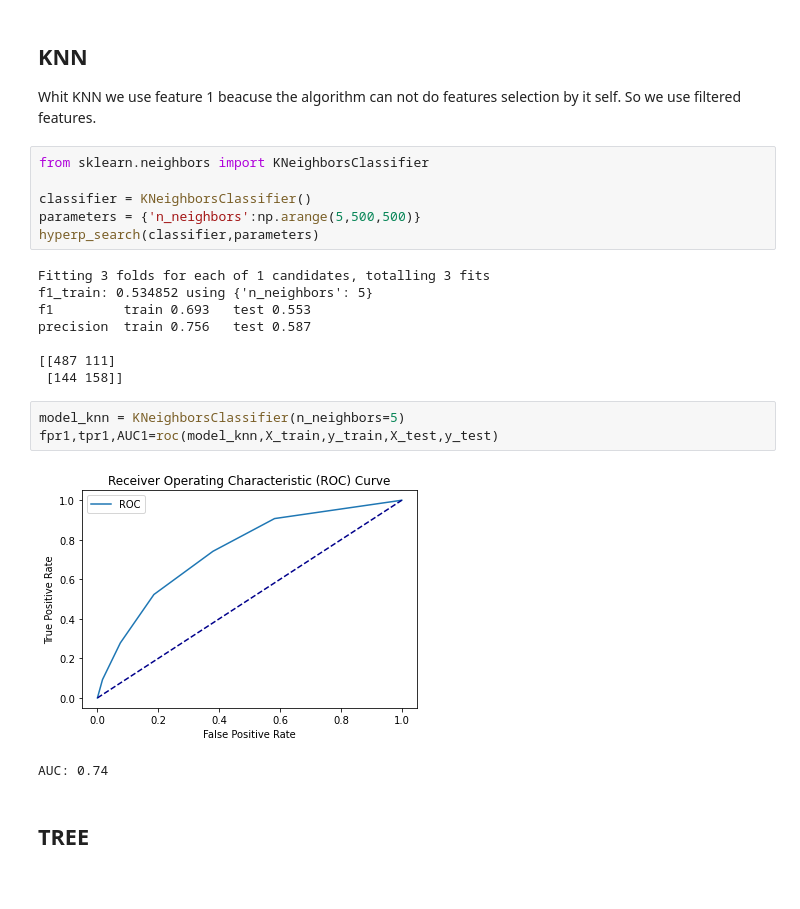
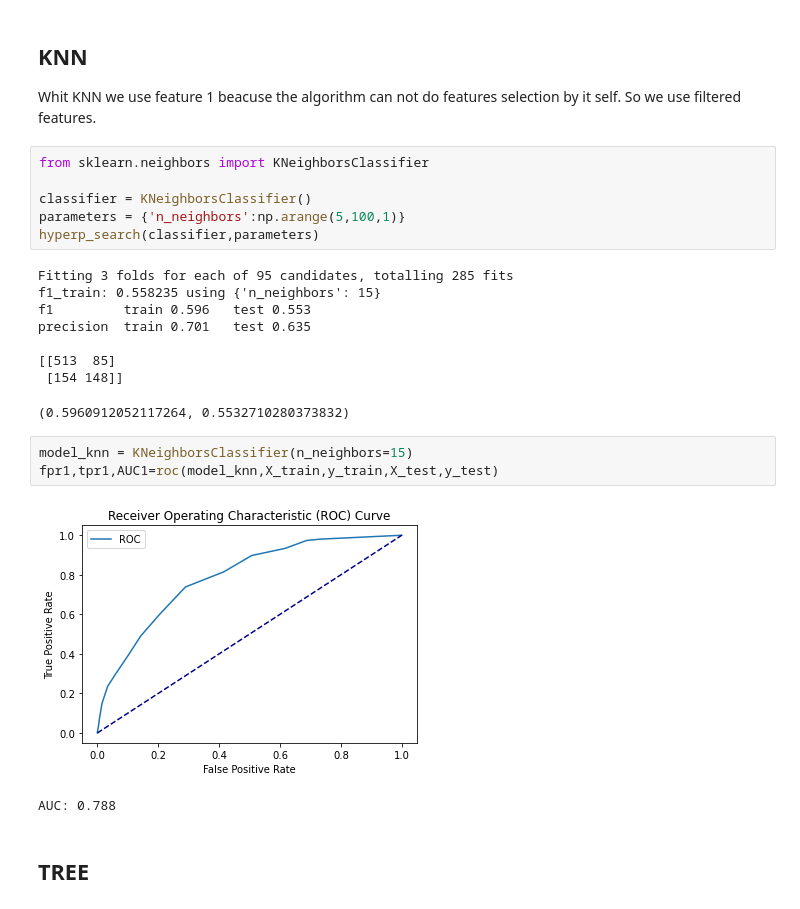
Before and after one commit to AndreaScarpellini1/ML-Project, a Jupyter notebook: Project .ipynb, the cells around one changed output. Cells and saved outputs as stored; diff of their text form.

```diff
--- a/Project .ipynb
+++ b/Project .ipynb
@@ -538,22 +538,23 @@ Whit KNN we use feature 1 beacuse the algorithm can not do features selection by
 from sklearn.neighbors import KNeighborsClassifier
 
 classifier = KNeighborsClassifier()
-parameters = {'n_neighbors':np.arange(5,500,500)}
+parameters = {'n_neighbors':np.arange(5,100,1)}
 hyperp_search(classifier,parameters)
 # %% [output]
-Fitting 3 folds for each of 1 candidates, totalling 3 fits
-f1_train: 0.534852 using {'n_neighbors': 5}
-f1         train 0.693   test 0.553
-precision  train 0.756   test 0.587
+Fitting 3 folds for each of 95 candidates, totalling 285 fits
+f1_train: 0.558235 using {'n_neighbors': 15}
+f1         train 0.596   test 0.553
+precision  train 0.701   test 0.635
 
-[[487 111]
- [144 158]]
+[[513  85]
+ [154 148]]
+(0.5960912052117264, 0.5532710280373832)
 # %%
-model_knn = KNeighborsClassifier(n_neighbors=5)
+model_knn = KNeighborsClassifier(n_neighbors=15)
 fpr1,tpr1,AUC1=roc(model_knn,X_train,y_train,X_test,y_test)
 # %% [output]
-[figure, old version]
+[figure, new version]
-AUC: 0.74
+AUC: 0.788
 # %% [markdown]
 ## TREE
 # %%
```
Also changed, not shown: parts of 15 cells of this notebook.
